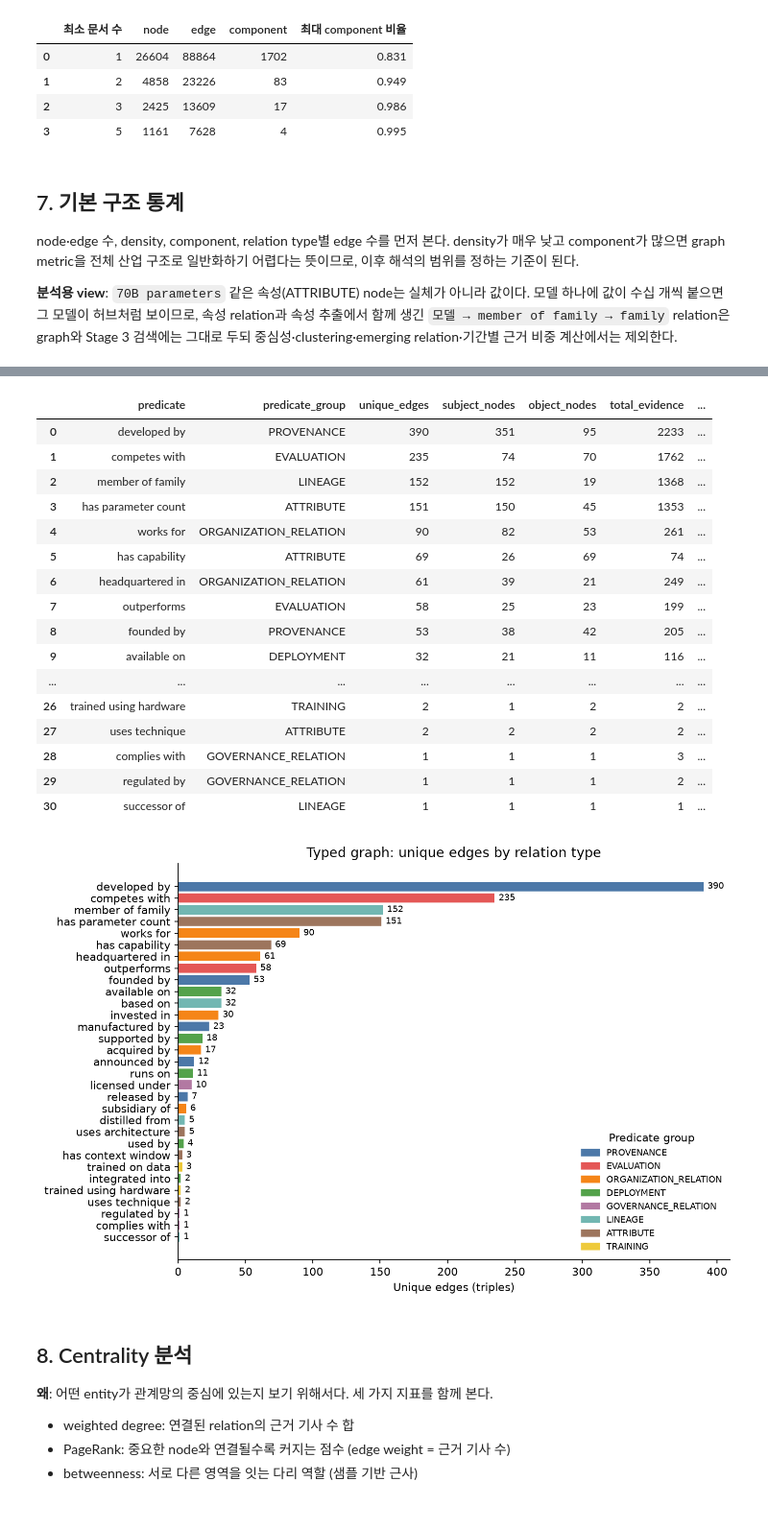
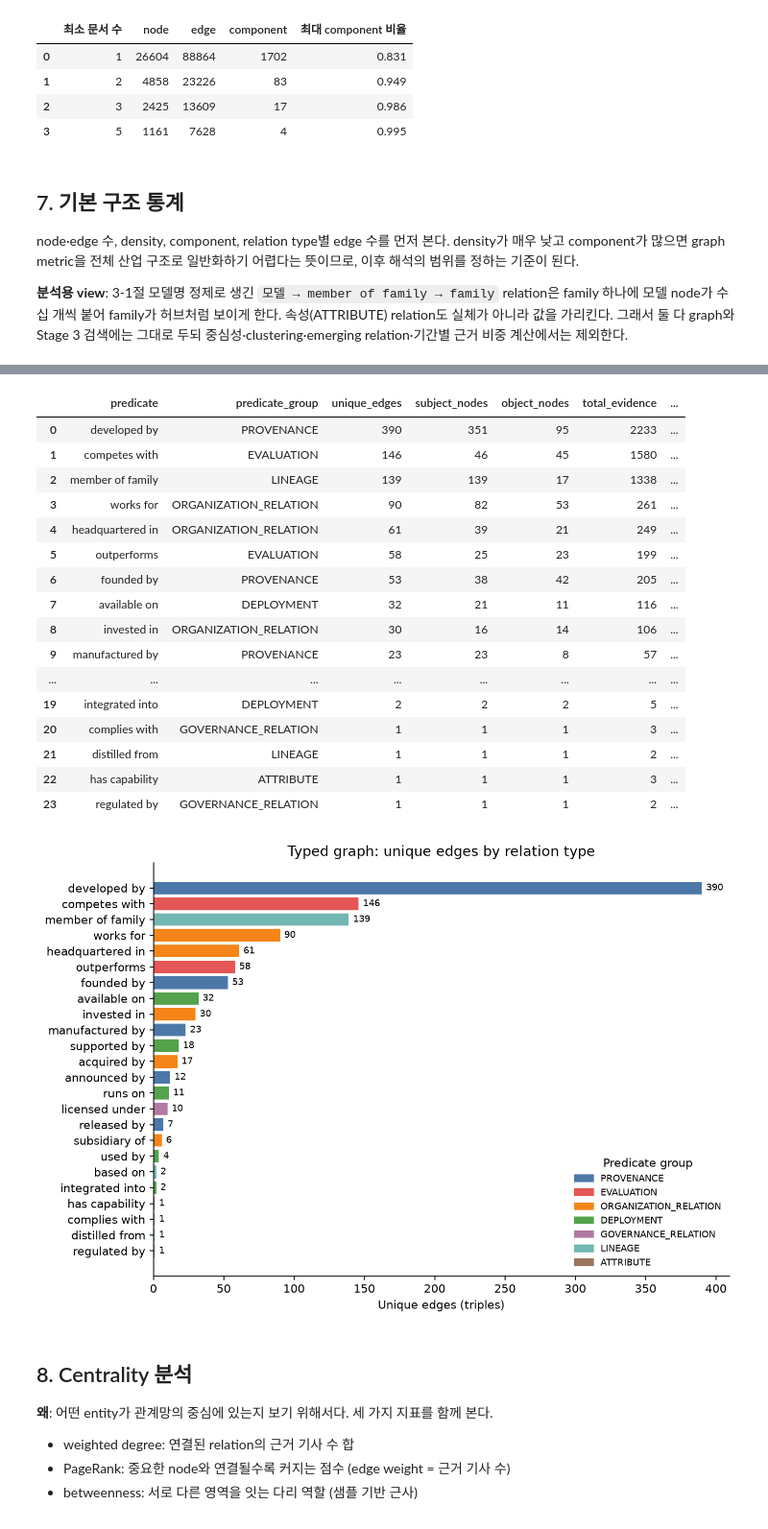
Before and after one commit to jihyeon26/2026-09-CLT-computational_language, a Jupyter notebook: notebooks/stage1_wp3_knowledge_graph_ko.ipynb, the cells around one changed output, grey strips where cells are left out. Shown at 96% size. Cells and saved outputs as stored; diff of their text form; code cells hidden in the pictures.

Commit message:
refactor(wp3): derive model sizes from names and tighten competes-with evidence

```diff
--- a/notebooks/stage1_wp3_knowledge_graph_ko.ipynb
+++ b/notebooks/stage1_wp3_knowledge_graph_ko.ipynb
@@ -297,17 +299,7 @@ existing = set(map(tuple, graph_candidates[TRIPLE].values))
 role_typed = role_typed[[(t, r, h) not in existing or r == "competes with"
                          for h, r, t in role_typed[TRIPLE].values]]  # 반대 방향이 이미 graph에 있으면 제외
 
-# 2) 보조 층: 계보·속성·학습 그룹의 Tier C (파라미터 수·context window는 아래 규칙 기반 추출로 대체)
-FOCUS_GROUPS = {"LINEAGE", "ATTRIBUTE", "TRAINING"}
-RULE_RELATIONS = {"has parameter count", "has context window"}
-single_sentence = pd.concat([edges_corrected[edges_corrected["tier"] == "C"], role_typed[role_typed["tier"] == "C"]])
-single_sentence = single_sentence[single_sentence["relation"].map(PREDICATE_GROUP).isin(FOCUS_GROUPS)
-                                  & ~single_sentence["relation"].isin(RULE_RELATIONS)]
-
-new_relations = pd.concat([
-    role_typed[role_typed["tier"] == "B"].assign(sources="glirel", added_by="role_typed_tier_B"),
-    single_sentence.assign(sources="glirel", added_by="single_sentence_layer"),
-], ignore_index=True).drop_duplicates(TRIPLE)
+new_relations = role_typed[role_typed["tier"] == "B"].assign(sources="glirel", added_by="role_typed_tier_B").drop_duplicates(TRIPLE)
 new_relations = new_relations[[tuple(k) not in existing for k in new_relations[TRIPLE].values]]
 display(new_relations.groupby(["added_by", "relation"]).size().rename("triple 수").reset_index()
         .sort_values(["added_by", "triple 수"], ascending=[True, False]))
@@ -742,7 +613,7 @@ graph_schema = {
     "node_key": "entity_id",
     "node_attributes": ["canonical_name", "entity_type", "entity_type_compact", "mention_count",
                         "document_count", "first_seen", "last_seen", "is_open_model_family", "aliases",
-                        "parameter_sizes_b", "context_windows_tokens"],
+                        "parameter_sizes_b"],
     "entity_types": {
         compact: {"definition": COMPACT_TYPE_DEFINITIONS[compact],
                   "wp2_entity_types": sorted(t for t, c in ENTITY_GROUP.items() if c == compact)}
@@ -760,8 +631,8 @@ graph_schema = {
     },
     "edge_quality_tiers": {
         "A": "curated WP1 lexicon model family -> developer (no article sentence)",
-        "B": "relation passing all WP3 checks with >= 2 distinct evidence sentences (GLiREL, role-typed GLiREL or rule-based attribute)",
-        "C": "lineage, attribute or training relation with a single evidence sentence (supplementary layer)",
+        "B": "relation passing all WP3 checks with >= 2 distinct evidence sentences (GLiREL, role-typed GLiREL, "
+             "or model-name member of family); competes with needs >= 3 unless human-reviewed TRUE",
     },
     "review_status_values": ["curated_lexicon", "unreviewed", "reviewed_true", "reviewed_ambiguous"],
     "graph_views": {
@@ -847,16 +718,16 @@ lexicon_assertions = pd.DataFrame({
     "evidence_text": pd.NA, "published_at": pd.NA, "extraction_method": "wp1_lexicon",
     "rule_score": np.nan, "assertion_status": "asserted",
 })
-attribute_keys = final_edges.loc[final_edges["sources"].eq("rule_attribute"), TRIPLE]
-attribute_rows_graph = attribute_evidence.merge(attribute_keys, on=TRIPLE, how="inner")
-attribute_assertions = pd.DataFrame({
-    "subject_id": attribute_rows_graph["head_id"], "predicate": attribute_rows_graph["relation"],
-    "object_id": attribute_rows_graph["tail_id"], "document_id": attribute_rows_graph["doc_id"],
-    "text_unit_id": text_unit(attribute_rows_graph["doc_id"], attribute_rows_graph["sentence_id"]),
-    "evidence_text": attribute_rows_graph["sentence_text"], "published_at": attribute_rows_graph["date"],
-    "extraction_method": "rule_attribute", "rule_score": np.nan, "assertion_status": "asserted",
+model_name_keys = final_edges.loc[final_edges["sources"].eq("model_name"), TRIPLE]
+model_name_rows = model_mentions.merge(model_name_keys, on=TRIPLE, how="inner")
+model_name_assertions = pd.DataFrame({
+    "subject_id": model_name_rows["head_id"], "predicate": model_name_rows["relation"],
+    "object_id": model_name_rows["tail_id"], "document_id": model_name_rows["doc_id"],
+    "text_unit_id": text_unit(model_name_rows["doc_id"], model_name_rows["sentence_id"]),
+    "evidence_text": model_name_rows["sentence_text"], "published_at": model_name_rows["date"],
+    "extraction_method": "model_name", "rule_score": np.nan, "assertion_status": "asserted",
 })
-assertions = pd.concat([glirel_assertions, lexicon_assertions, attribute_assertions], ignore_index=True)
+assertions = pd.concat([glirel_assertions, lexicon_assertions, model_name_assertions], ignore_index=True)
 assertions.insert(0, "relation_id", [
     "rel_" + hashlib.sha1("|".join(map(str, key)).encode()).hexdigest()[:16]
     for key in assertions[["subject_id", "predicate", "object_id", "text_unit_id", "extraction_method"]]
@@ -984,16 +855,16 @@ display(pd.DataFrame(threshold_rows, columns=["최소 문서 수", "node", "edge
 node·edge 수, density, component, relation type별 edge 수를 먼저 본다. density가 매우 낮고 component가
 많으면 graph metric을 전체 산업 구조로 일반화하기 어렵다는 뜻이므로, 이후 해석의 범위를 정하는 기준이 된다.
 
-**분석용 view**: `70B parameters` 같은 속성(ATTRIBUTE) node는 실체가 아니라 값이다. 모델 하나에 값이 수십 개씩
-붙으면 그 모델이 허브처럼 보이므로, 속성 relation과 속성 추출에서 함께 생긴 `모델 → member of family → family`
-relation은 graph와 Stage 3 검색에는 그대로 두되 중심성·clustering·emerging relation·기간별 근거 비중 계산에서는 제외한다.
+**분석용 view**: 3-1절 모델명 정제로 생긴 `모델 → member of family → family` relation은 family 하나에 모델 node가
+수십 개씩 붙어 family가 허브처럼 보이게 한다. 속성(ATTRIBUTE) relation도 실체가 아니라 값을 가리킨다. 그래서 둘 다
+graph와 Stage 3 검색에는 그대로 두되 중심성·clustering·emerging relation·기간별 근거 비중 계산에서는 제외한다.
 # %%
 structure = pd.DataFrame(
     {name: graph_summary(graph) for name, graph in
      [("assertion", assertion_graph), ("typed", typed_graph), ("co-occurrence", cooccurrence_graph)]}
 ).T
 ANALYSIS_EXCLUDED_GROUPS = {"ATTRIBUTE"}
-analysis_excluded = collapsed["predicate_group"].isin(ANALYSIS_EXCLUDED_GROUPS) | collapsed["added_by"].eq("rule_family_member")
+analysis_excluded = collapsed["predicate_group"].isin(ANALYSIS_EXCLUDED_GROUPS) | collapsed["added_by"].eq("model_name_member")
 collapsed_analysis = collapsed[~analysis_excluded].copy()
 excluded_edges = set(zip(collapsed.loc[analysis_excluded, "subject_id"], collapsed.loc[analysis_excluded, "object_id"],
                          collapsed.loc[analysis_excluded, "predicate"]))
@@ -1041,21 +912,21 @@ save_figure(fig, "01_relation_type_counts.png")
 |  | predicate | predicate_group | unique_edges | subject_nodes | object_nodes | total_evidence | ... |
 | 0 | developed by | PROVENANCE | 390 | 351 | 95 | 2233 | ... |
-| 1 | competes with | EVALUATION | 235 | 74 | 70 | 1762 | ... |
-| 2 | member of family | LINEAGE | 152 | 152 | 19 | 1368 | ... |
-| 3 | has parameter count | ATTRIBUTE | 151 | 150 | 45 | 1353 | ... |
-| 4 | works for | ORGANIZATION_RELATION | 90 | 82 | 53 | 261 | ... |
-| 5 | has capability | ATTRIBUTE | 69 | 26 | 69 | 74 | ... |
-| 6 | headquartered in | ORGANIZATION_RELATION | 61 | 39 | 21 | 249 | ... |
-| 7 | outperforms | EVALUATION | 58 | 25 | 23 | 199 | ... |
-| 8 | founded by | PROVENANCE | 53 | 38 | 42 | 205 | ... |
-| 9 | available on | DEPLOYMENT | 32 | 21 | 11 | 116 | ... |
+| 1 | competes with | EVALUATION | 146 | 46 | 45 | 1580 | ... |
+| 2 | member of family | LINEAGE | 139 | 139 | 17 | 1338 | ... |
+| 3 | works for | ORGANIZATION_RELATION | 90 | 82 | 53 | 261 | ... |
+| 4 | headquartered in | ORGANIZATION_RELATION | 61 | 39 | 21 | 249 | ... |
+| 5 | outperforms | EVALUATION | 58 | 25 | 23 | 199 | ... |
+| 6 | founded by | PROVENANCE | 53 | 38 | 42 | 205 | ... |
+| 7 | available on | DEPLOYMENT | 32 | 21 | 11 | 116 | ... |
+| 8 | invested in | ORGANIZATION_RELATION | 30 | 16 | 14 | 106 | ... |
+| 9 | manufactured by | PROVENANCE | 23 | 23 | 8 | 57 | ... |
 | ... | ... | ... | ... | ... | ... | ... | ... |
-| 26 | trained using hardware | TRAINING | 2 | 1 | 2 | 2 | ... |
-| 27 | uses technique | ATTRIBUTE | 2 | 2 | 2 | 2 | ... |
-| 28 | complies with | GOVERNANCE_RELATION | 1 | 1 | 1 | 3 | ... |
-| 29 | regulated by | GOVERNANCE_RELATION | 1 | 1 | 1 | 2 | ... |
-| 30 | successor of | LINEAGE | 1 | 1 | 1 | 1 | ... |
+| 19 | integrated into | DEPLOYMENT | 2 | 2 | 2 | 5 | ... |
+| 20 | complies with | GOVERNANCE_RELATION | 1 | 1 | 1 | 3 | ... |
+| 21 | distilled from | LINEAGE | 1 | 1 | 1 | 2 | ... |
+| 22 | has capability | ATTRIBUTE | 1 | 1 | 1 | 3 | ... |
+| 23 | regulated by | GOVERNANCE_RELATION | 1 | 1 | 1 | 2 | ... |
-[figure, old version]
+[figure, new version]
 # %% [markdown]
 ## 8. Centrality 분석
 
```
Also changed, not shown: parts of 27 cells of this notebook, 3 other files.
